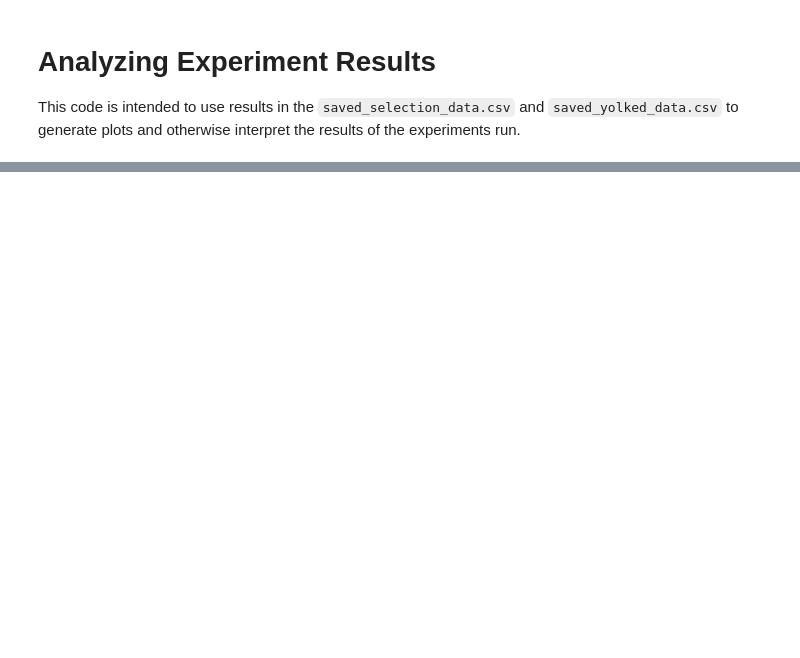
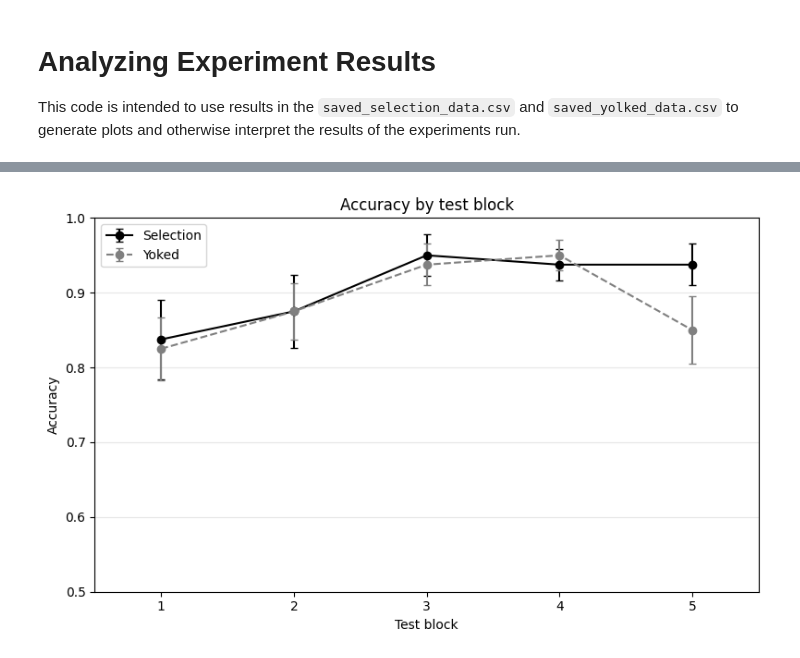
Before and after one commit to rhit-mierowir/SequentialHypothesisTestingModel, a Jupyter notebook: src/interpret_experiments/results/analyze_results.ipynb, the cells around one changed output, grey strips where cells are left out. Cells and saved outputs as stored; diff of their text form; code cells hidden in the pictures; blank space fills up the shorter version.

```diff
--- a/src/interpret_experiments/results/analyze_results.ipynb
+++ b/src/interpret_experiments/results/analyze_results.ipynb
@@ -33,6 +35,7 @@ def load_experiments(
     selection_path: Path,
     yolked_path: Path,
 ) -> tuple[list[experiment_metadata], list[experiment_metadata]]:
+    "Returns all results of experiments as objects. form: (list_of_selection_results, list_of_yolked_results)."
     def _parse_row(row) -> experiment_metadata:
         return experiment_metadata(
             UUID=row["UUID"],
@@ -53,3 +56,31 @@ def load_experiments(
         [_parse_row(row) for _, row in selection_df.iterrows()],
         [_parse_row(row) for _, row in yolked_df.iterrows()],
     )
+
+def pair_by_UUID(experiments:tuple[list[experiment_metadata], list[experiment_metadata]])->list[tuple[experiment_metadata,experiment_metadata]]:
+    "Accepts (list_of_selection_results, list_of_yolked_results), outputs [(selection,yoked),...]paired by uuids"
+    selection,yoked = experiments
+
+    result: list[tuple[experiment_metadata,experiment_metadata]] = []
+
+    for s in selection:
+        for y in yoked:
+            if s.UUID == y.UUID:
+                result.append((s,y))
+                break
+
+    return result
+
+def extract_accuracies_by_block(experiments:list[experiment_metadata])->list[list[float]]:
+    results: list[list[float]] = []
+
+    for e in experiments:
+        num_block_exp = len(e.testing_round_correctness)
+        num_block_exist = len(results)
+        num_block_diff = max(0, num_block_exp - num_block_exist)
+        for _ in range(num_block_diff): results.append([])
+
+        for i, acc in enumerate(e.testing_round_correctness):
+            results[i].append(acc)
+
+    return results
@@ -70,0 +377,7 @@ experiment_metadata(UUID='b4e7fda9-63aa-4f7e-967d-55fdc32ccaae', category_bounda
+# %%
+plot_accuracy_by_block(
+    selection_accuracies=extract_accuracies_by_block(selection_data),
+    yoked_accuracies=extract_accuracies_by_block(yolked_data)
+)
+# %% [output]
+[figure, added]
```
Also changed, not shown: parts of 7 cells of this notebook, 1 other file.
